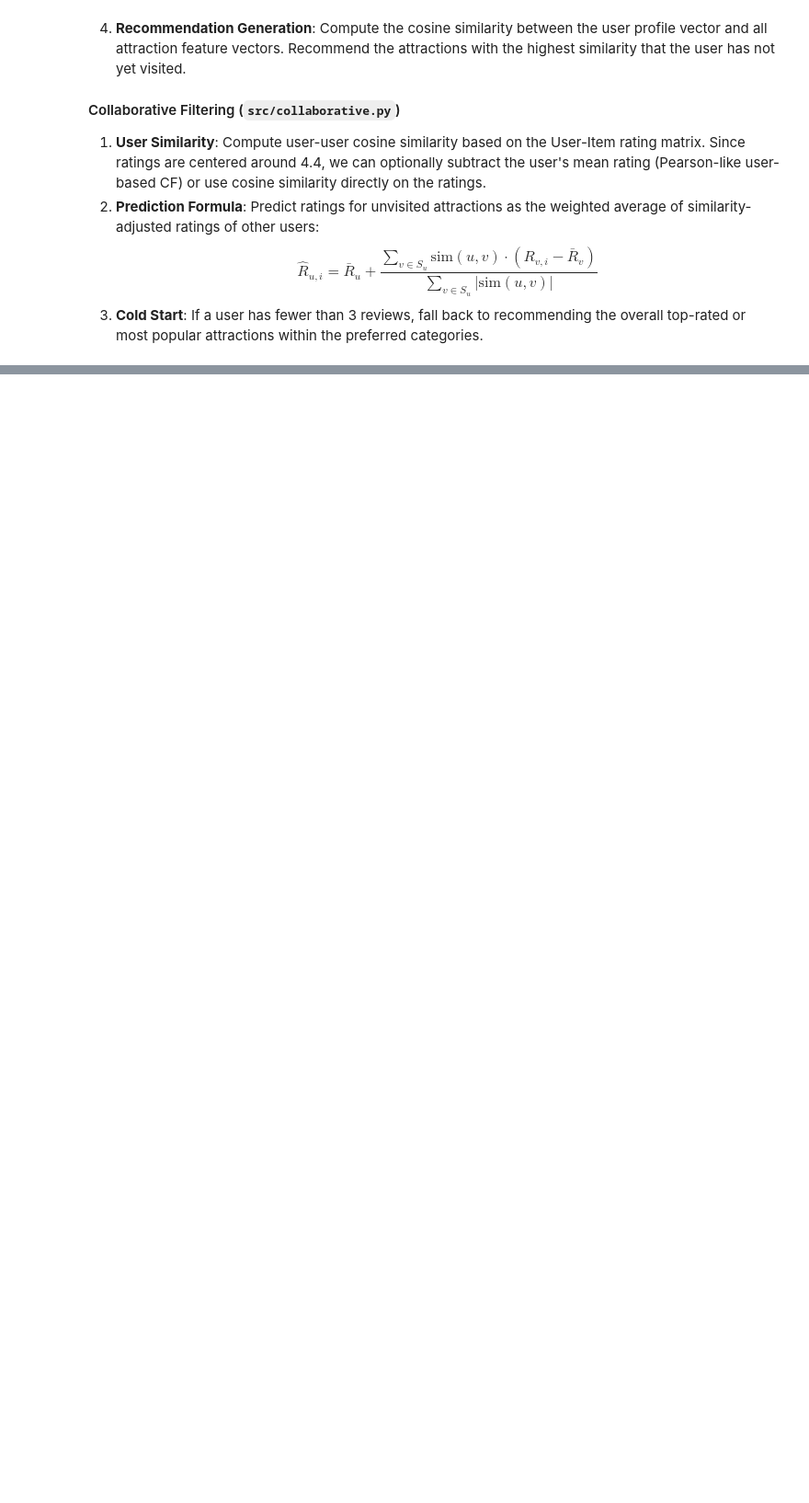
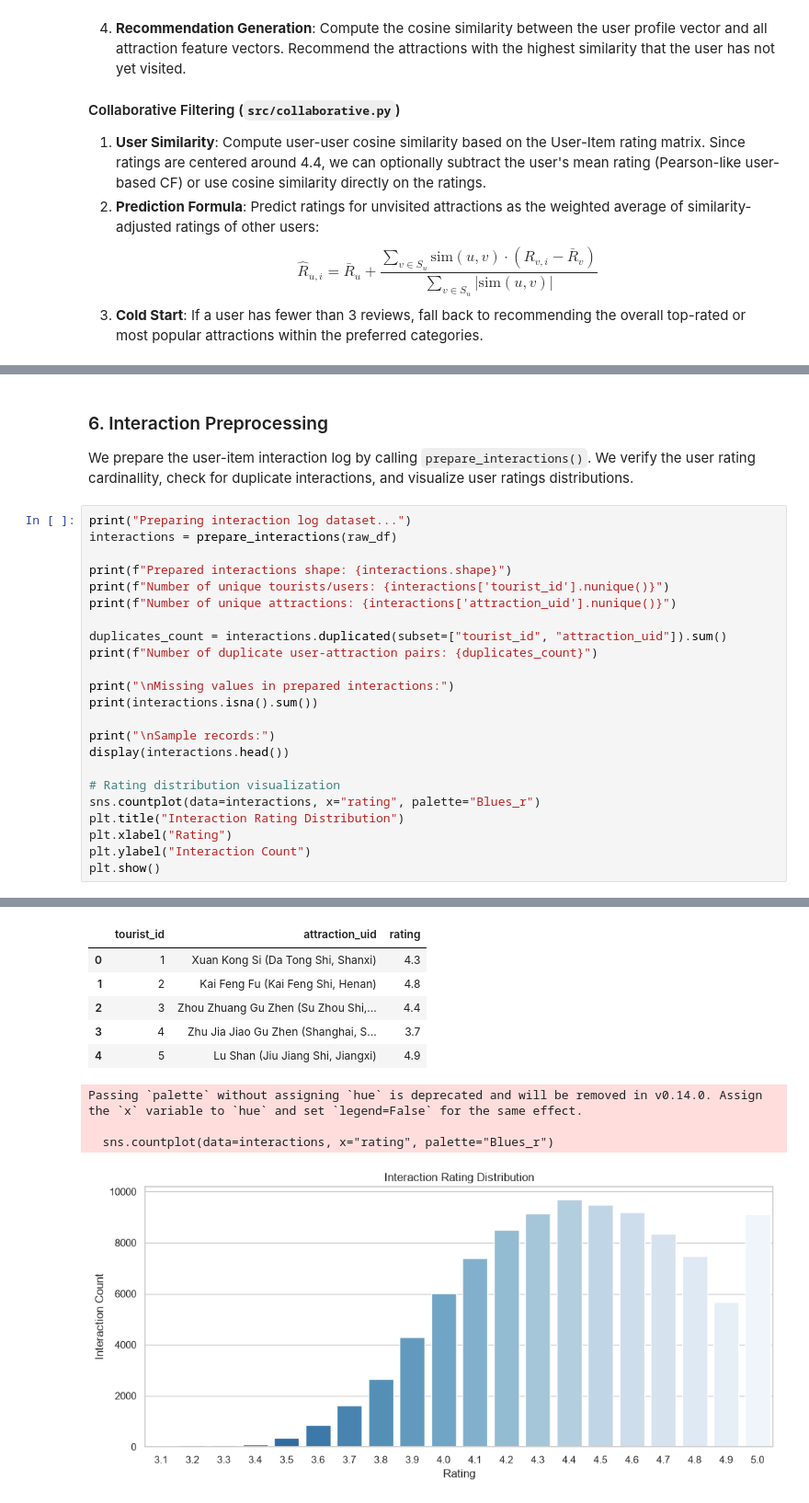
Before and after one commit to ss3-3/travel-recommender, a Jupyter notebook: notebooks/01_preprocessing_analysis.ipynb, the cells around one changed output, grey strips where cells are left out. Shown at 92% size. Drawn from its saved outputs; the diff is of its cells as text; blank space fills up the shorter version.

```diff
--- a/notebooks/01_eda.ipynb
+++ b/notebooks/01_preprocessing_analysis.ipynb
@@ -448,0 +667,27 @@ Based on our EDA, we formulate the following design decisions:
+# %% [markdown]
+### 6. Interaction Preprocessing
+We prepare the user-item interaction log by calling `prepare_interactions()`. We verify the user rating cardinallity, check for duplicate interactions, and visualize user ratings distributions.
+# %%
+print("Preparing interaction log dataset...")
+interactions = prepare_interactions(raw_df)
+
+print(f"Prepared interactions shape: {interactions.shape}")
+print(f"Number of unique tourists/users: {interactions['tourist_id'].nunique()}")
+print(f"Number of unique attractions: {interactions['attraction_uid'].nunique()}")
+
+duplicates_count = interactions.duplicated(subset=["tourist_id", "attraction_uid"]).sum()
+print(f"Number of duplicate user-attraction pairs: {duplicates_count}")
+
+print("\nMissing values in prepared interactions:")
+print(interactions.isna().sum())
+
+print("\nSample records:")
+display(interactions.head())
+
+# Rating distribution visualization
+sns.countplot(data=interactions, x="rating", palette="Blues_r")
+plt.title("Interaction Rating Distribution")
+plt.xlabel("Rating")
+plt.ylabel("Interaction Count")
+plt.show()
+# %% [output]
@@ -448,0 +707,10 @@ Based on our EDA, we formulate the following design decisions:
+|  | tourist_id | attraction_uid | rating |
+| 0 | 1 | Xuan Kong Si (Da Tong Shi, Shanxi) | 4.3 |
+| 1 | 2 | Kai Feng Fu (Kai Feng Shi, Henan) | 4.8 |
+| 2 | 3 | Zhou Zhuang Gu Zhen (Su Zhou Shi,... | 4.4 |
+| 3 | 4 | Zhu Jia Jiao Gu Zhen (Shanghai, S... | 3.7 |
+| 4 | 5 | Lu Shan (Jiu Jiang Shi, Jiangxi) | 4.9 |
+Passing `palette` without assigning `hue` is deprecated and will be removed in v0.14.0. Assign the `x` variable to `hue` and set `legend=False` for the same effect.
+
+  sns.countplot(data=interactions, x="rating", palette="Blues_r")
+[figure, added]
```
Also changed, not shown: parts of 16 cells of this notebook, 27 other files.
